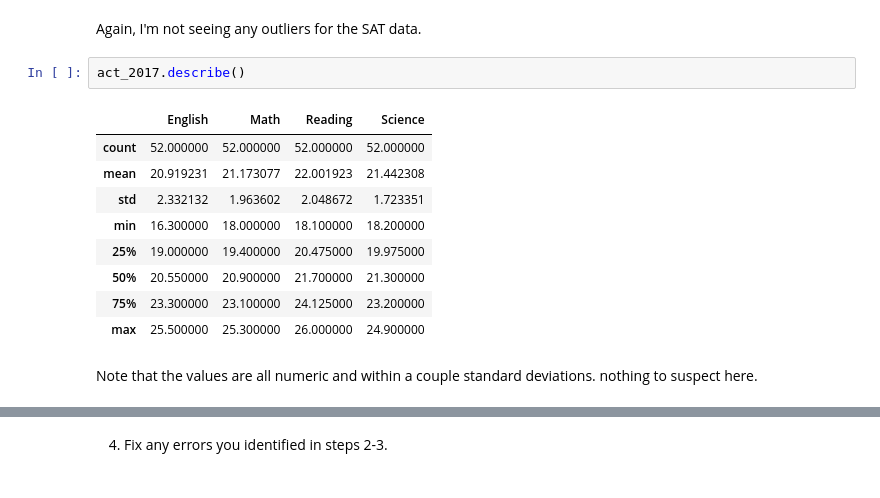
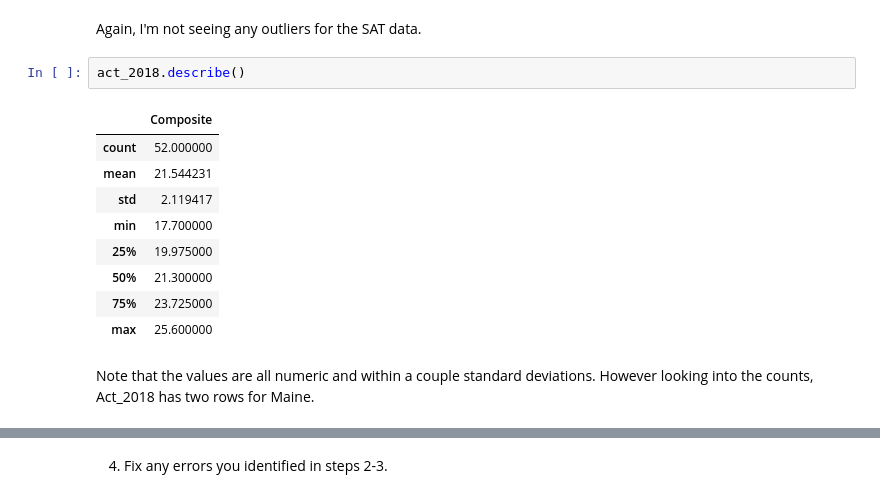
Before and after one commit to wcmohr/ScholasticExams, a Jupyter notebook: code/starter-code.ipynb, the cells around one changed output, grey strips where cells are left out. Cells and saved outputs as stored; diff of their text form.

```diff
--- a/code/starter-code.ipynb
+++ b/code/starter-code.ipynb
@@ -338,16 +341,16 @@ max    636.000000  648.000000  1284.000000
 # %% [markdown]
 Again, I'm not seeing any outliers for the SAT data.
 # %%
-act_2017.describe()
+act_2018.describe()
 # %% [output]
-|  | English | Math | Reading | Science |
-| count | 52.000000 | 52.000000 | 52.000000 | 52.000000 |
-| mean | 20.919231 | 21.173077 | 22.001923 | 21.442308 |
-| std | 2.332132 | 1.963602 | 2.048672 | 1.723351 |
-| min | 16.300000 | 18.000000 | 18.100000 | 18.200000 |
-| 25% | 19.000000 | 19.400000 | 20.475000 | 19.975000 |
-| 50% | 20.550000 | 20.900000 | 21.700000 | 21.300000 |
-| 75% | 23.300000 | 23.100000 | 24.125000 | 23.200000 |
-| max | 25.500000 | 25.300000 | 26.000000 | 24.900000 |
+|  | Composite |
+| count | 52.000000 |
+| mean | 21.544231 |
+| std | 2.119417 |
+| min | 17.700000 |
+| 25% | 19.975000 |
+| 50% | 21.300000 |
+| 75% | 23.725000 |
+| max | 25.600000 |
 # %% [markdown]
-Note that the values are all numeric and within a couple standard deviations.  nothing to suspect here.
+Note that the values are all numeric and within a couple standard deviations. However looking into the counts, Act_2018 has two rows for Maine.
```
Also changed, not shown: parts of 78 cells of this notebook, 2 other files.
